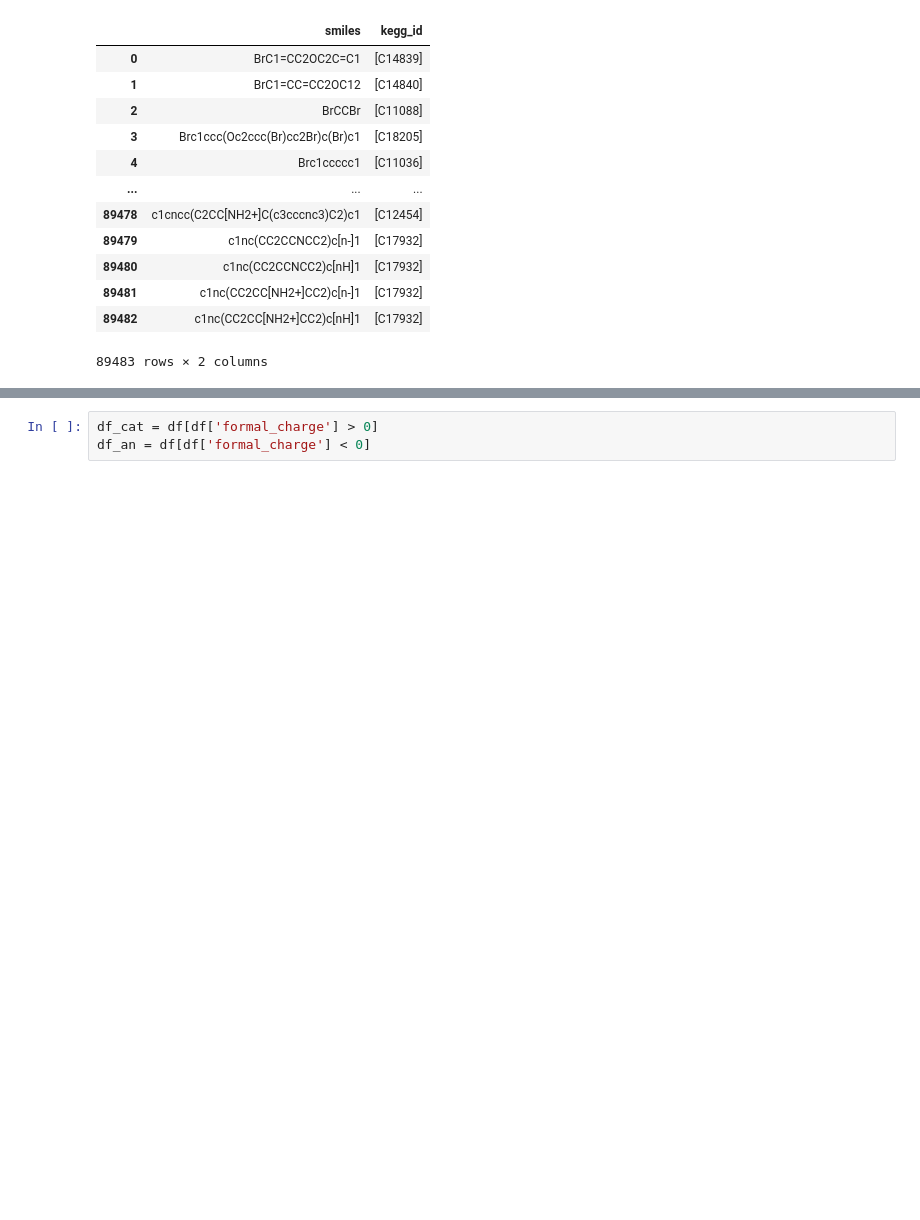
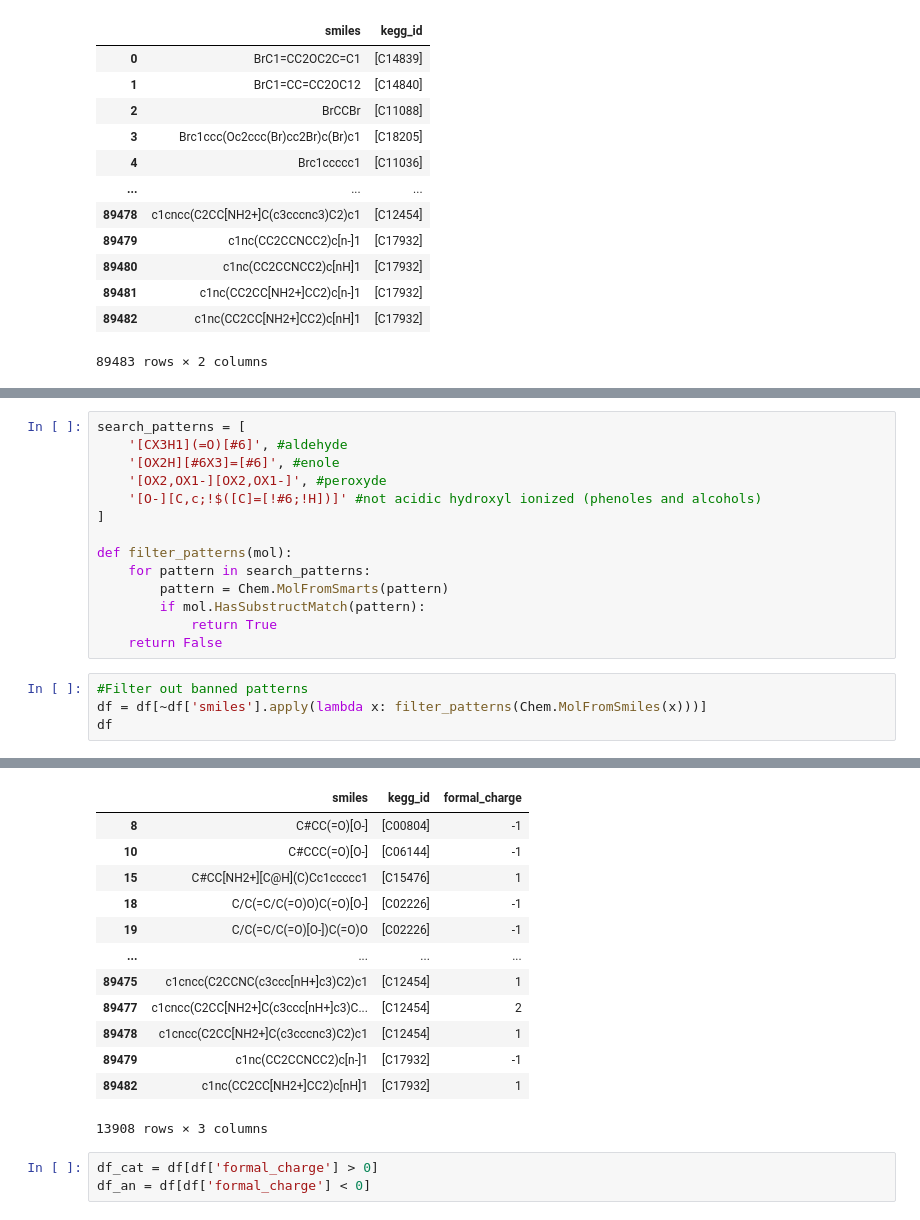
Before and after one commit to VAKozyrev/ionic-liquids, a Jupyter notebook: ions-selection.ipynb, the cells around one changed output, grey strips where cells are left out. Drawn from its saved outputs; the diff is of its cells as text; blank space fills up the shorter version.

Commit message:
ionized alcohols, phenols, enols, peroxydes and aldehydes are removed

```diff
--- a/ions-selection.ipynb
+++ b/ions-selection.ipynb
@@ -52,0 +58,19 @@ df = df[(df['formal_charge']>-3)&(df['formal_charge']<3)&(df['formal_charge']!=0
+# %%
+search_patterns = [
+    '[CX3H1](=O)[#6]', #aldehyde
+    '[OX2H][#6X3]=[#6]', #enole
+    '[OX2,OX1-][OX2,OX1-]', #peroxyde
+    '[O-][C,c;!$([C]=[!#6;!H])]' #not acidic hydroxyl ionized (phenoles and alcohols)
+]
+
+def filter_patterns(mol):
+    for pattern in search_patterns:
+        pattern = Chem.MolFromSmarts(pattern)
+        if mol.HasSubstructMatch(pattern):
+            return True
+    return False
+# %%
+#Filter out banned patterns
+df = df[~df['smiles'].apply(lambda x: filter_patterns(Chem.MolFromSmiles(x)))]
+df
+# %% [output]
@@ -53,3 +78,16 @@ df = df[(df['formal_charge']>-3)&(df['formal_charge']<3)&(df['formal_charge']!=0
+|  | smiles | kegg_id | formal_charge |
+| 8 | C#CC(=O)[O-] | [C00804] | -1 |
+| 10 | C#CCC(=O)[O-] | [C06144] | -1 |
+| 15 | C#CC[NH2+][C@H](C)Cc1ccccc1 | [C15476] | 1 |
+| 18 | C/C(=C/C(=O)O)C(=O)[O-] | [C02226] | -1 |
+| 19 | C/C(=C/C(=O)[O-])C(=O)O | [C02226] | -1 |
+| ... | ... | ... | ... |
+| 89475 | c1cncc(C2CCNC(c3ccc[nH+]c3)C2)c1 | [C12454] | 1 |
+| 89477 | c1cncc(C2CC[NH2+]C(c3ccc[nH+]c3)C... | [C12454] | 2 |
+| 89478 | c1cncc(C2CC[NH2+]C(c3cccnc3)C2)c1 | [C12454] | 1 |
+| 89479 | c1nc(CC2CCNCC2)c[n-]1 | [C17932] | -1 |
+| 89482 | c1nc(CC2CC[NH2+]CC2)c[nH]1 | [C17932] | 1 |
+13908 rows × 3 columns
 # %%
 df_cat = df[df['formal_charge'] > 0]
 df_an = df[df['formal_charge'] < 0]
```
Also changed, not shown: parts of 8 cells of this notebook, 4 other files.
